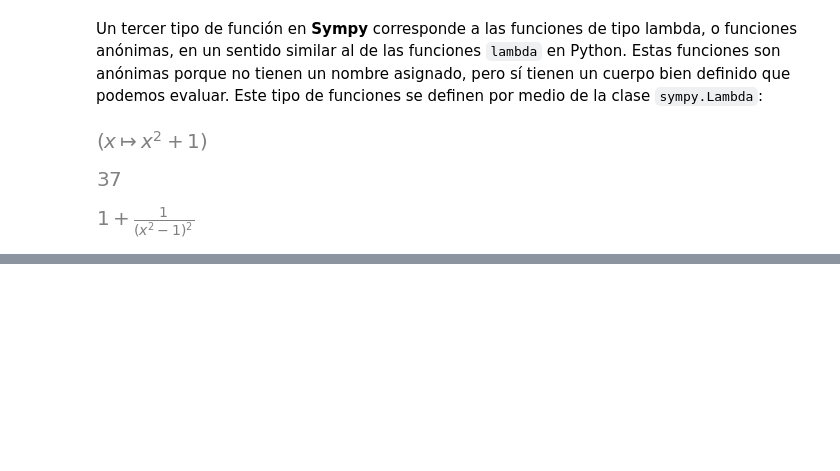
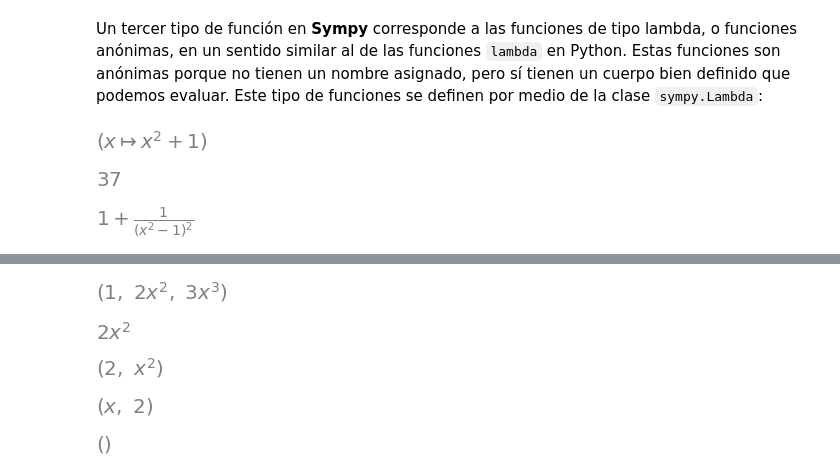
Before and after one commit to rquezadac/udd_data_analytics_lectures, a Jupyter notebook: seccion_04_scipy/clase_4_2.ipynb, the cells around one changed output, grey strips where cells are left out. Cells and saved outputs as stored; diff of their text form; code cells hidden in the pictures; blank space fills up the shorter version.

```diff
--- a/seccion_04_scipy/clase_4_2.ipynb
+++ b/seccion_04_scipy/clase_4_2.ipynb
@@ -328,0 +354,25 @@ h(1 / (x**2 - 1))
+# %%
+# Todos los elementos del árbol.
+d.args
+# %% [output]
+[figure, added]
+# %%
+# Segunda expresión.
+d.args[1]
+# %% [output]
+[figure, added]
+# %%
+# Subexpresiones que conforman la expresión anterior.
+d.args[1].args
+# %% [output]
+[figure, added]
+# %%
+# Subexpresiones de la segunda subexpresión anterior.
+d.args[1].args[1].args
+# %% [output]
+[figure, added]
+# %%
+# Las expresiones anteriores constituyen hojas del árbol completo.
+d.args[1].args[1].args[1].args
+# %% [output]
+[figure, added]
```
Also changed, not shown: parts of 94 cells of this notebook, 1 other file.
